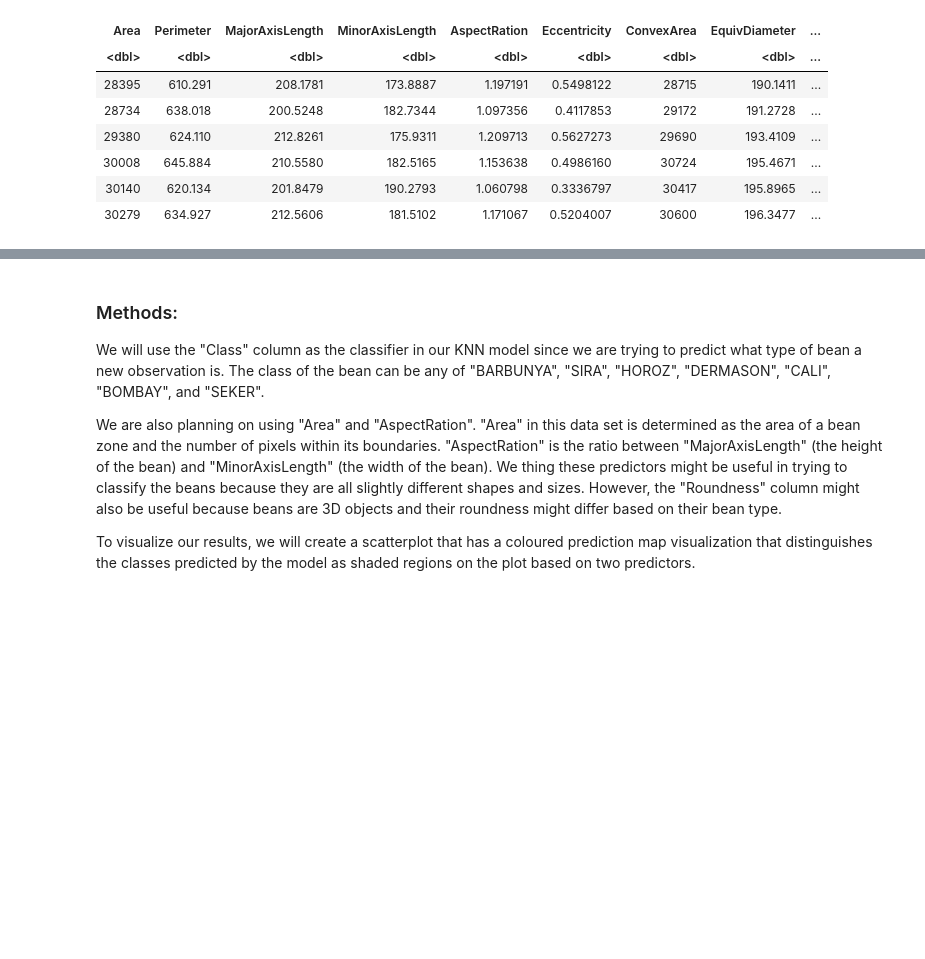
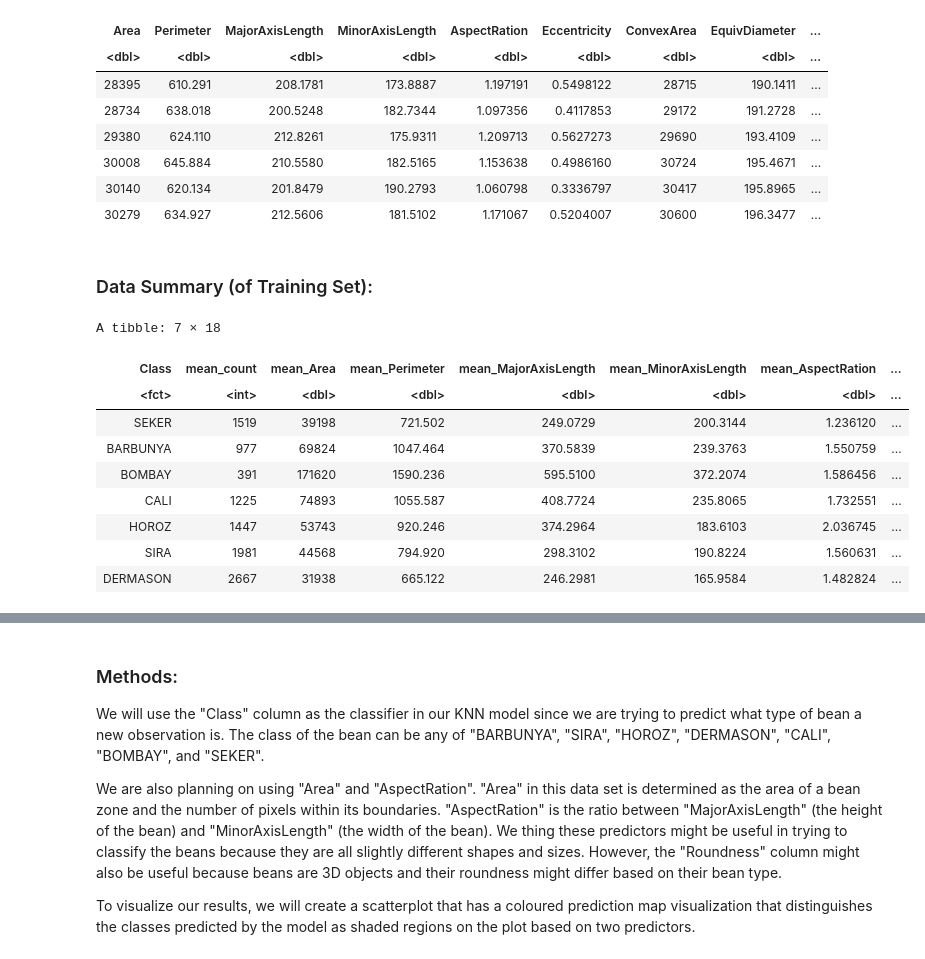
Before and after one commit to Mark20050713/group_18, a Jupyter notebook: project_proposal.ipynb, the cells around one changed output, grey strips where cells are left out. Cells and saved outputs as stored; diff of their text form; code cells hidden in the pictures; blank space fills up the shorter version.

```diff
--- a/project_proposal.ipynb
+++ b/project_proposal.ipynb
@@ -72,3 +75,34 @@ A tibble: 6 × 17
 | 30008 | 645.884 | 210.5580 | 182.5165 | 1.153638 | 0.4986160 | 30724 | 195.4671 | ... |
 | 30140 | 620.134 | 201.8479 | 190.2793 | 1.060798 | 0.3336797 | 30417 | 195.8965 | ... |
 | 30279 | 634.927 | 212.5606 | 181.5102 | 1.171067 | 0.5204007 | 30600 | 196.3477 | ... |
+# %% [markdown]
+### Data Summary (of Training Set):
+# %%
+
+# Split the dataset into training and testing sets.
+bean_split <- initial_split(bean_data_tidy, prop = 0.75, strata = Class)
+
+bean_training_data <- training(bean_split)
+bean_testing_data <- testing(bean_split)
+
+
+# Summarize the training dataset in a table.
+
+
+bean_summary <- bean_training_data |>
+    group_by(Class) |>
+    summarize(count = n(), across(everything(), median)) |>
+   rename_with(~ paste0("mean_", .), -Class, -count)
+
+bean_summary
+# %% [output]
+A tibble: 7 × 18
+| Class | mean_count | mean_Area | mean_Perimeter | mean_MajorAxisLength | mean_MinorAxisLength | mean_AspectRation | ... |
+| <fct> | <int> | <dbl> | <dbl> | <dbl> | <dbl> | <dbl> | ... |
+| SEKER | 1519 | 39198 | 721.502 | 249.0729 | 200.3144 | 1.236120 | ... |
+| BARBUNYA | 977 | 69824 | 1047.464 | 370.5839 | 239.3763 | 1.550759 | ... |
+| BOMBAY | 391 | 171620 | 1590.236 | 595.5100 | 372.2074 | 1.586456 | ... |
+| CALI | 1225 | 74893 | 1055.587 | 408.7724 | 235.8065 | 1.732551 | ... |
+| HOROZ | 1447 | 53743 | 920.246 | 374.2964 | 183.6103 | 2.036745 | ... |
+| SIRA | 1981 | 44568 | 794.920 | 298.3102 | 190.8224 | 1.560631 | ... |
+| DERMASON | 2667 | 31938 | 665.122 | 246.2981 | 165.9584 | 1.482824 | ... |
```
Also changed, not shown: parts of 3 cells of this notebook.
